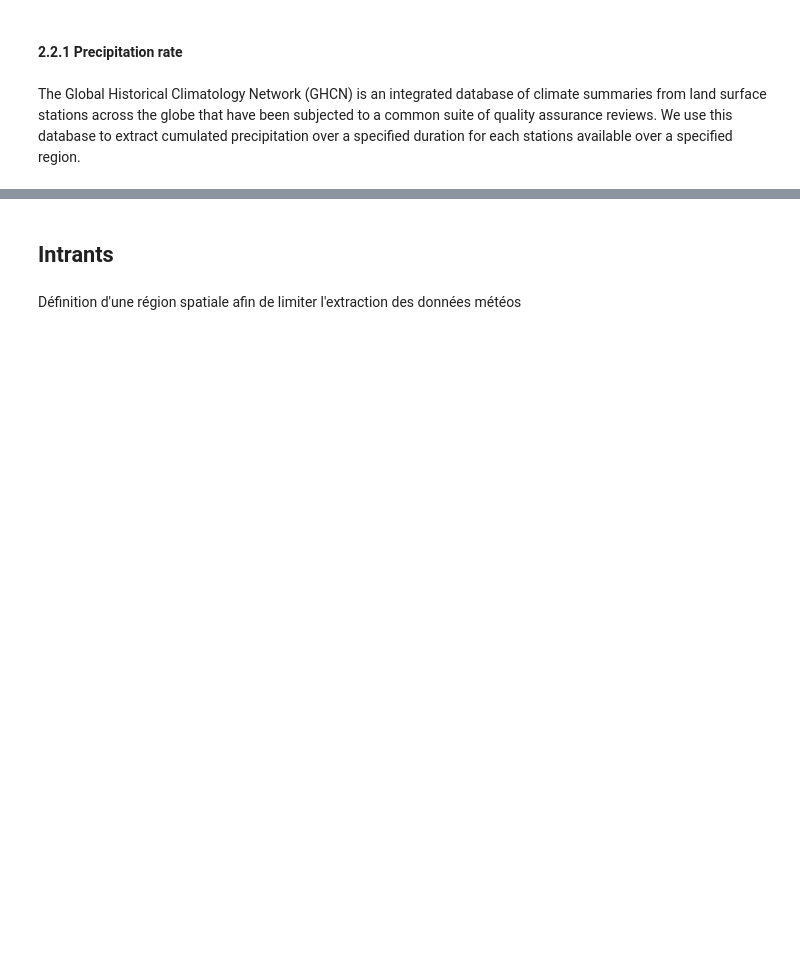
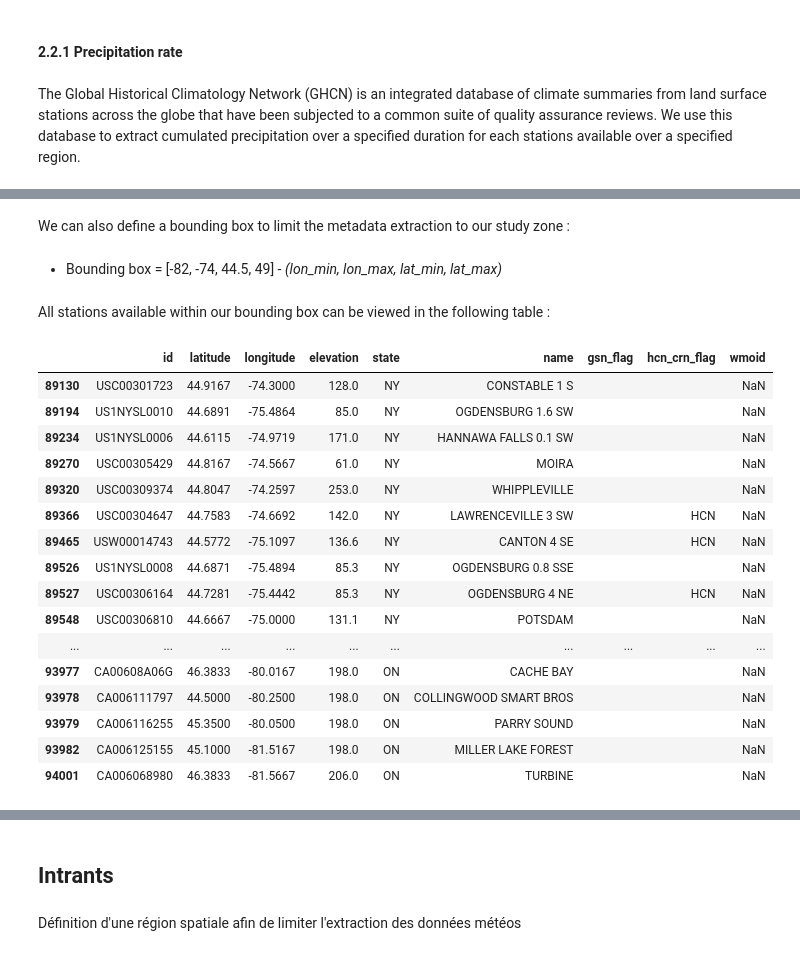
Before and after one commit to hydrologie/sefm, a Jupyter notebook: notebooks/ipynb/storm_typing/task-1.1_storm-typing.ipynb, the cells around one changed output, grey strips where cells are left out. Cells and saved outputs as stored; diff of their text form; code cells hidden in the pictures; blank space fills up the shorter version.

```diff
--- a/notebooks/ipynb/storm_typing/task-1.1_storm-typing.ipynb
+++ b/notebooks/ipynb/storm_typing/task-1.1_storm-typing.ipynb
@@ -115,7 +120,33 @@ md(text)
+# %% [markdown]
+We can also define a bounding box to limit the metadata extraction to our study zone :
 # %%
 latlngbox = [-82, -74, 44.5, 49]
+# %%
+md("""- Bounding box = %s  - *(lon_min, lon_max, lat_min, lat_max)*"""%(str(latlngbox)))
+# %% [output]
+- Bounding box = [-82, -74, 44.5, 49]  - *(lon_min, lon_max, lat_min, lat_max)*
+# %% [markdown]
+All stations available within our bounding box can be viewed in the following table :
 # %%
-st = clim.Stations(metadata_bucket=os.path.join(bucket,'ghcdn_stations.csv'),
-                   storage_options=storage_options)
+stations = st.Stations(metadata_bucket=os.path.join(bucket,'ghcdn_stations.csv'),
+                       storage_options=storage_options)
 # %%
-st.read_metadata(latlngbox=latlngbox)
+stations.read_metadata(latlngbox=latlngbox)
+# %% [output]
+|  | id | latitude | longitude | elevation | state | name | gsn_flag | hcn_crn_flag | wmoid |
+| 89130 | USC00301723 | 44.9167 | -74.3000 | 128.0 | NY | CONSTABLE 1 S |  |  | NaN |
+| 89194 | US1NYSL0010 | 44.6891 | -75.4864 | 85.0 | NY | OGDENSBURG 1.6 SW |  |  | NaN |
+| 89234 | US1NYSL0006 | 44.6115 | -74.9719 | 171.0 | NY | HANNAWA FALLS 0.1 SW |  |  | NaN |
+| 89270 | USC00305429 | 44.8167 | -74.5667 | 61.0 | NY | MOIRA |  |  | NaN |
+| 89320 | USC00309374 | 44.8047 | -74.2597 | 253.0 | NY | WHIPPLEVILLE |  |  | NaN |
+| 89366 | USC00304647 | 44.7583 | -74.6692 | 142.0 | NY | LAWRENCEVILLE 3 SW |  | HCN | NaN |
+| 89465 | USW00014743 | 44.5772 | -75.1097 | 136.6 | NY | CANTON 4 SE |  | HCN | NaN |
+| 89526 | US1NYSL0008 | 44.6871 | -75.4894 | 85.3 | NY | OGDENSBURG 0.8 SSE |  |  | NaN |
+| 89527 | USC00306164 | 44.7281 | -75.4442 | 85.3 | NY | OGDENSBURG 4 NE |  | HCN | NaN |
+| 89548 | USC00306810 | 44.6667 | -75.0000 | 131.1 | NY | POTSDAM |  |  | NaN |
+| ... | ... | ... | ... | ... | ... | ... | ... | ... | ... |
+| 93977 | CA00608A06G | 46.3833 | -80.0167 | 198.0 | ON | CACHE BAY |  |  | NaN |
+| 93978 | CA006111797 | 44.5000 | -80.2500 | 198.0 | ON | COLLINGWOOD SMART BROS |  |  | NaN |
+| 93979 | CA006116255 | 45.3500 | -80.0500 | 198.0 | ON | PARRY SOUND |  |  | NaN |
+| 93982 | CA006125155 | 45.1000 | -81.5167 | 198.0 | ON | MILLER LAKE FOREST |  |  | NaN |
+| 94001 | CA006068980 | 46.3833 | -81.5667 | 206.0 | ON | TURBINE |  |  | NaN |
```
Also changed, not shown: parts of 5 cells of this notebook.
